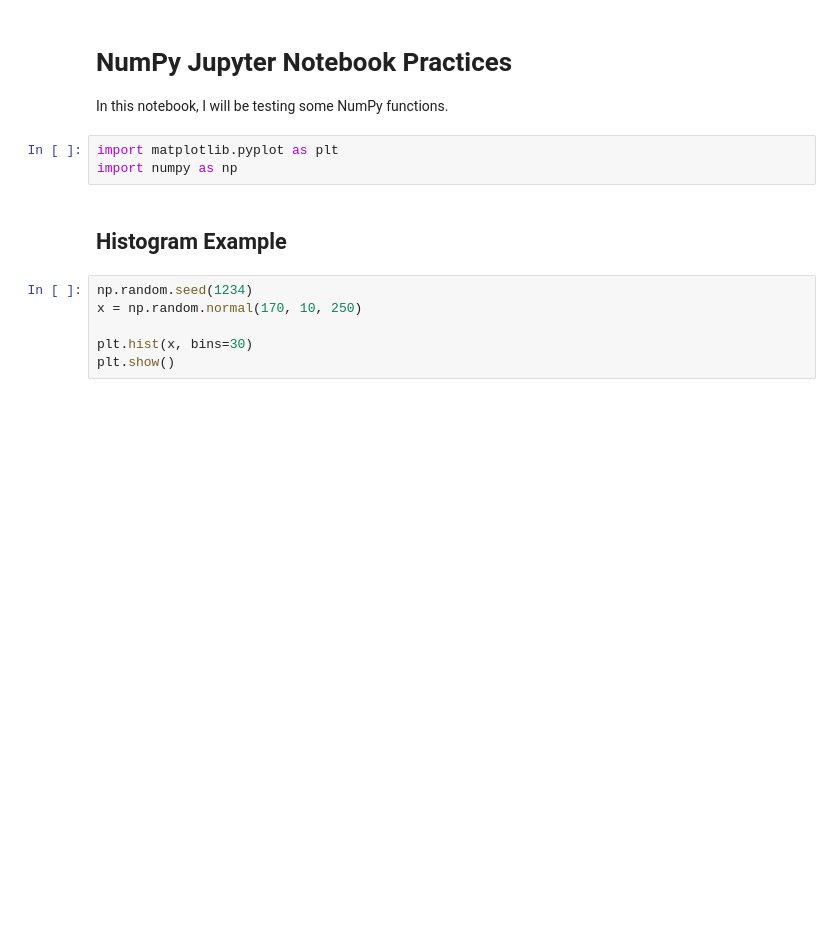
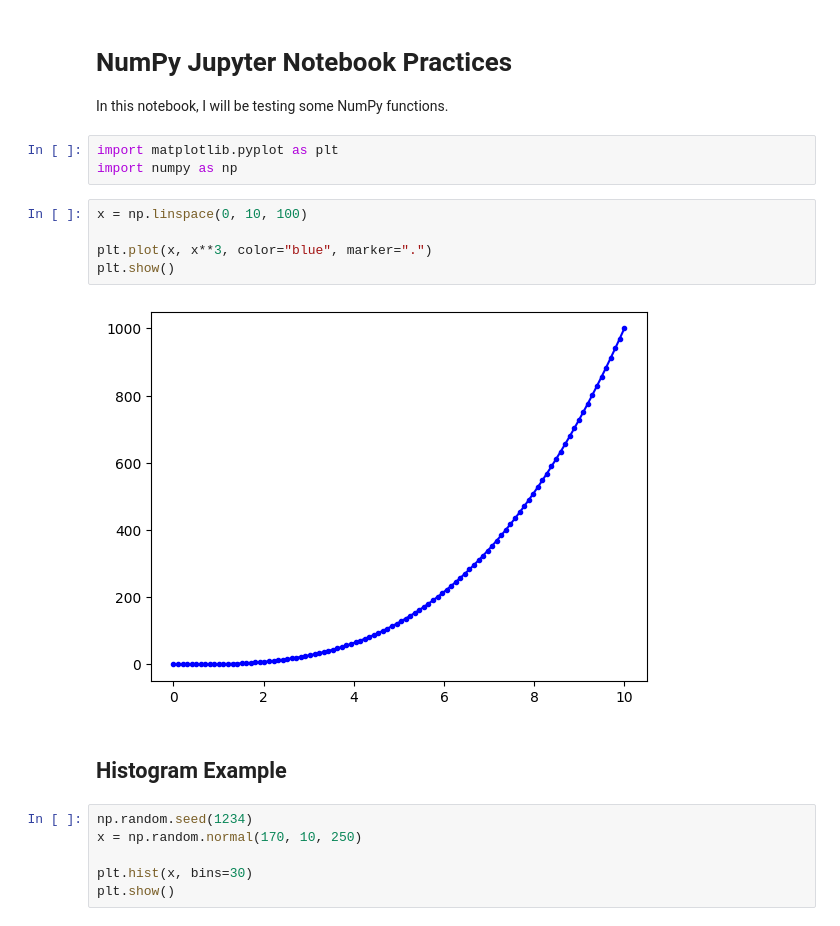
Before and after one commit to cansucullu/numpy_practice, a Jupyter notebook: practice.ipynb, the cells around one changed output. Cells and saved outputs as stored; diff of their text form; blank space fills up the shorter version.

```diff
--- a/practice.ipynb
+++ b/practice.ipynb
@@ -5,6 +5,13 @@ In this notebook, I will be testing some NumPy functions.
 # %%
 import matplotlib.pyplot as plt
 import numpy as np
+# %%
+x = np.linspace(0, 10, 100)
+
+plt.plot(x, x**3, color="blue", marker=".")
+plt.show()
+# %% [output]
+[figure, added]
 # %% [markdown]
 ## Histogram Example
 # %%
```
